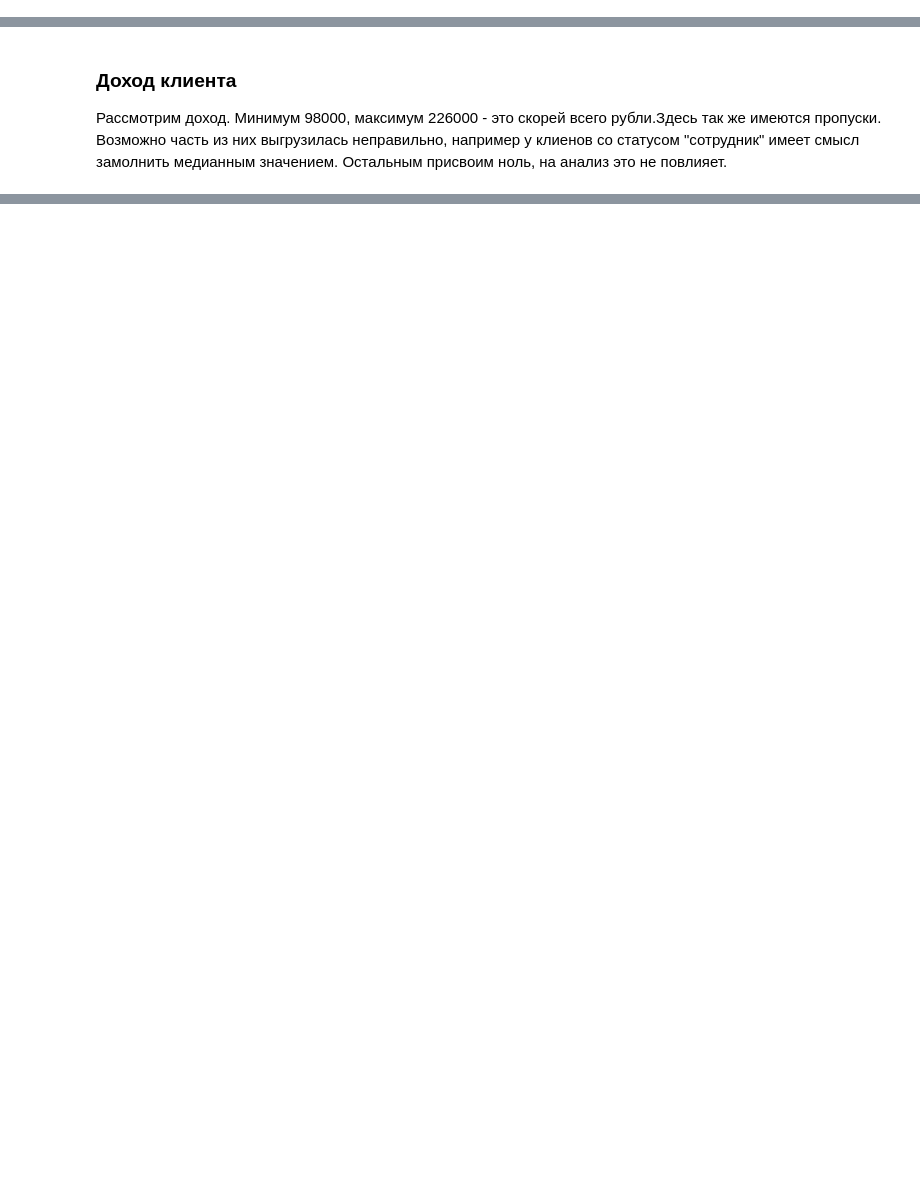
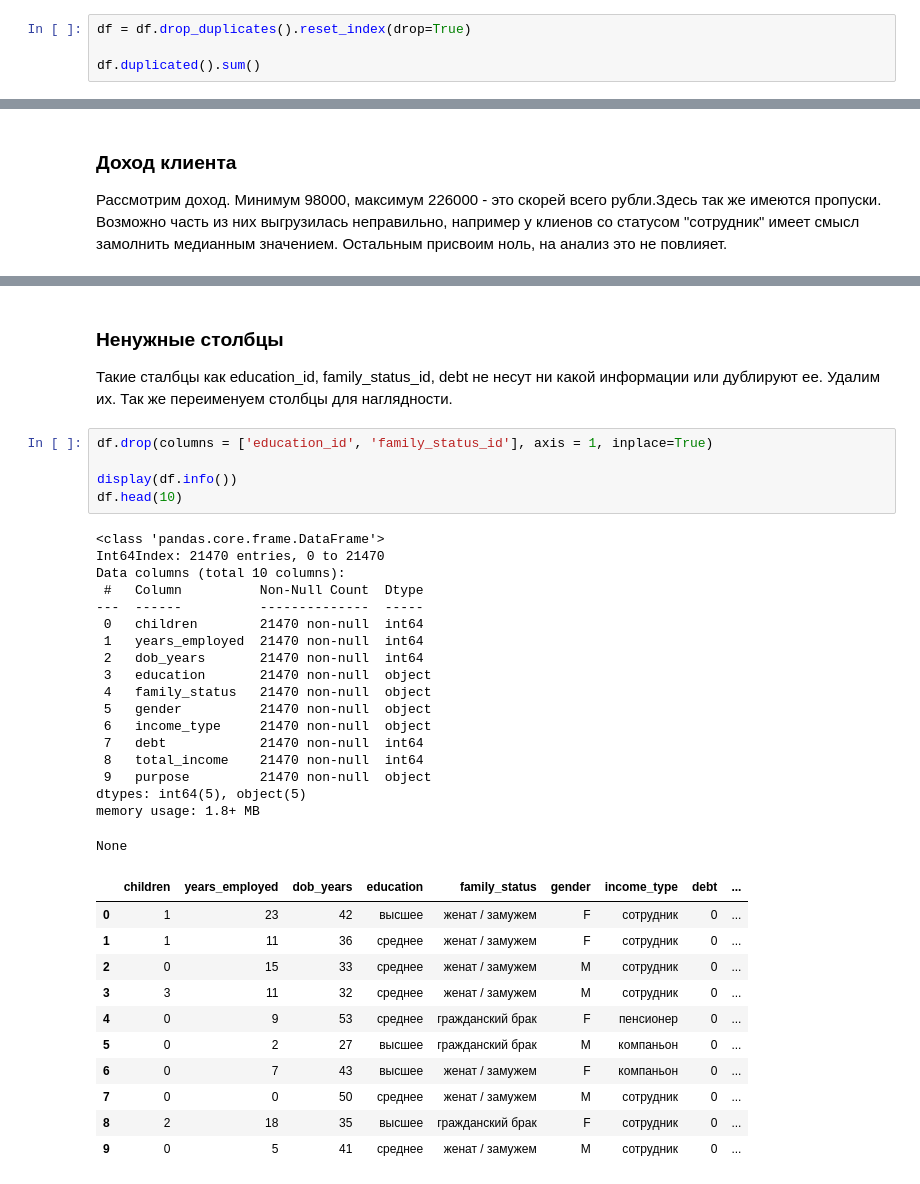
Before and after one commit to FrolovskiyKirill/Data-Science-Projects, a Jupyter notebook: Project_One.ipynb, the cells around one changed output, grey strips where cells are left out. Cells and saved outputs as stored; diff of their text form; blank space fills up the shorter version.

```diff
--- a/Project_One.ipynb
+++ b/Project_One.ipynb
@@ -75,0 +79,4 @@ None
+# %%
+df = df.drop_duplicates().reset_index(drop=True)
+
+df.duplicated().sum()
@@ -242,0 +329,38 @@ df.describe()
+# %% [markdown]
+###  Ненужные столбцы
+Такие сталбцы как education_id, family_status_id, debt не несут ни какой информации или дублируют ее. Удалим их. Так же переименуем столбцы для наглядности.
+# %%
+df.drop(columns = ['education_id', 'family_status_id'], axis = 1, inplace=True)
+
+display(df.info())
+df.head(10)
+# %% [output]
+<class 'pandas.core.frame.DataFrame'>
+Int64Index: 21470 entries, 0 to 21470
+Data columns (total 10 columns):
+ #   Column          Non-Null Count  Dtype
+---  ------          --------------  -----
+ 0   children        21470 non-null  int64
+ 1   years_employed  21470 non-null  int64
+ 2   dob_years       21470 non-null  int64
+ 3   education       21470 non-null  object
+ 4   family_status   21470 non-null  object
+ 5   gender          21470 non-null  object
+ 6   income_type     21470 non-null  object
+ 7   debt            21470 non-null  int64
+ 8   total_income    21470 non-null  int64
+ 9   purpose         21470 non-null  object
+dtypes: int64(5), object(5)
+memory usage: 1.8+ MB
+None
+|  | children | years_employed | dob_years | education | family_status | gender | income_type | debt | ... |
+| 0 | 1 | 23 | 42 | высшее | женат / замужем | F | сотрудник | 0 | ... |
+| 1 | 1 | 11 | 36 | среднее | женат / замужем | F | сотрудник | 0 | ... |
+| 2 | 0 | 15 | 33 | среднее | женат / замужем | M | сотрудник | 0 | ... |
+| 3 | 3 | 11 | 32 | среднее | женат / замужем | M | сотрудник | 0 | ... |
+| 4 | 0 | 9 | 53 | среднее | гражданский брак | F | пенсионер | 0 | ... |
+| 5 | 0 | 2 | 27 | высшее | гражданский брак | M | компаньон | 0 | ... |
+| 6 | 0 | 7 | 43 | высшее | женат / замужем | F | компаньон | 0 | ... |
+| 7 | 0 | 0 | 50 | среднее | женат / замужем | M | сотрудник | 0 | ... |
+| 8 | 2 | 18 | 35 | высшее | гражданский брак | F | сотрудник | 0 | ... |
+| 9 | 0 | 5 | 41 | среднее | женат / замужем | M | сотрудник | 0 | ... |
```
Also changed, not shown: parts of 32 cells of this notebook.
